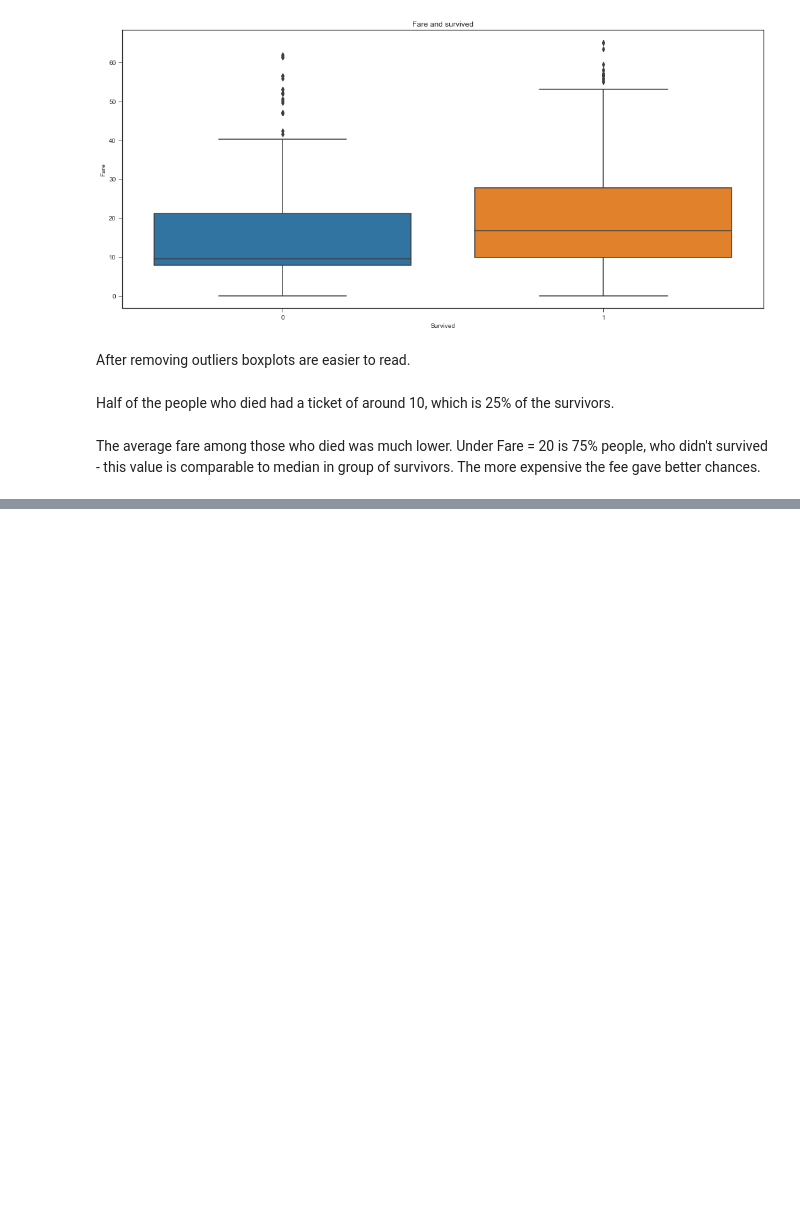
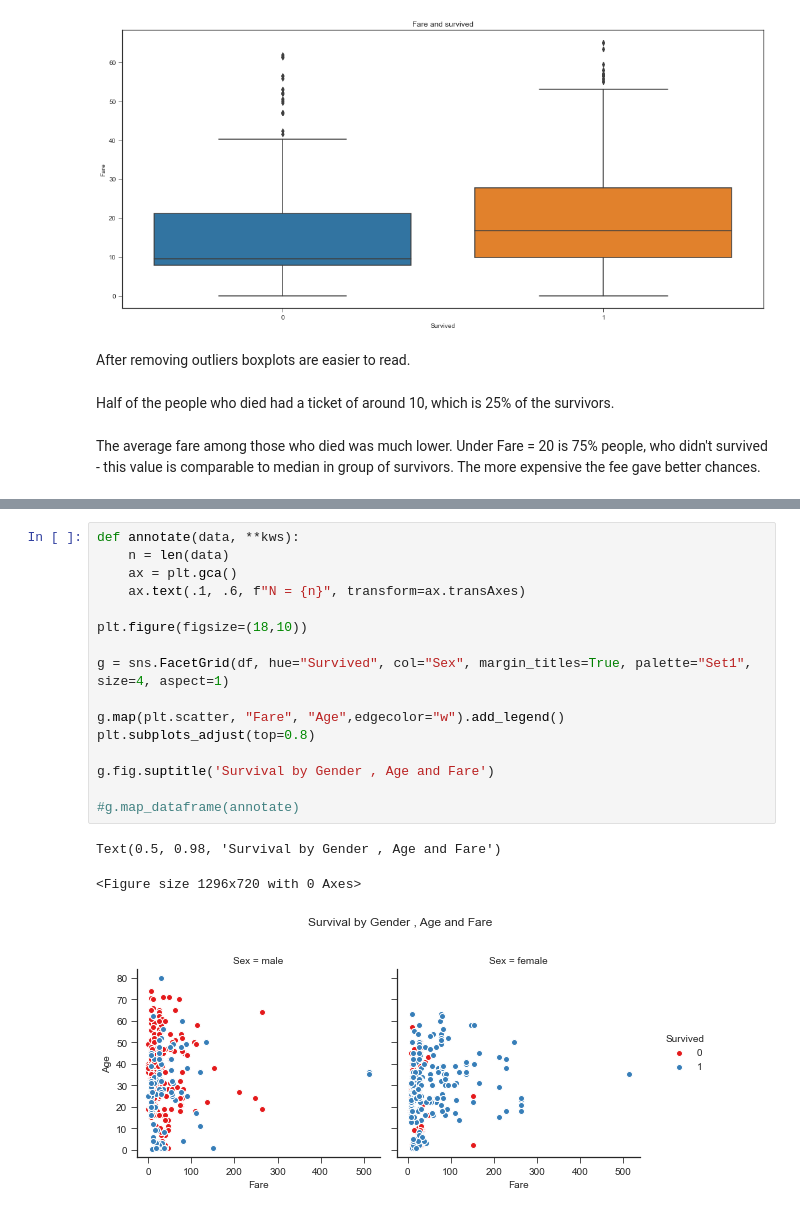
Before and after one commit to agomolka/KaggleTitanicCompetition, a Jupyter notebook: titanic_compete.ipynb, the cells around one changed output, grey strips where cells are left out. Cells and saved outputs as stored; diff of their text form; blank space fills up the shorter version.

```diff
--- a/titanic_compete.ipynb
+++ b/titanic_compete.ipynb
@@ -158,0 +176,20 @@ The average fare among those who died was much lower. Under Fare = 20 is 75% peo
+# %%
+def annotate(data, **kws):
+    n = len(data)
+    ax = plt.gca()
+    ax.text(.1, .6, f"N = {n}", transform=ax.transAxes)
+
+plt.figure(figsize=(18,10))
+
+g = sns.FacetGrid(df, hue="Survived", col="Sex", margin_titles=True, palette="Set1", size=4, aspect=1)
+
+g.map(plt.scatter, "Fare", "Age",edgecolor="w").add_legend()
+plt.subplots_adjust(top=0.8)
+
+g.fig.suptitle('Survival by Gender , Age and Fare')
+
+#g.map_dataframe(annotate)
+# %% [output]
+Text(0.5, 0.98, 'Survival by Gender , Age and Fare')
+<Figure size 1296x720 with 0 Axes>
+[figure, added]
```
Also changed, not shown: parts of 4 cells of this notebook.
